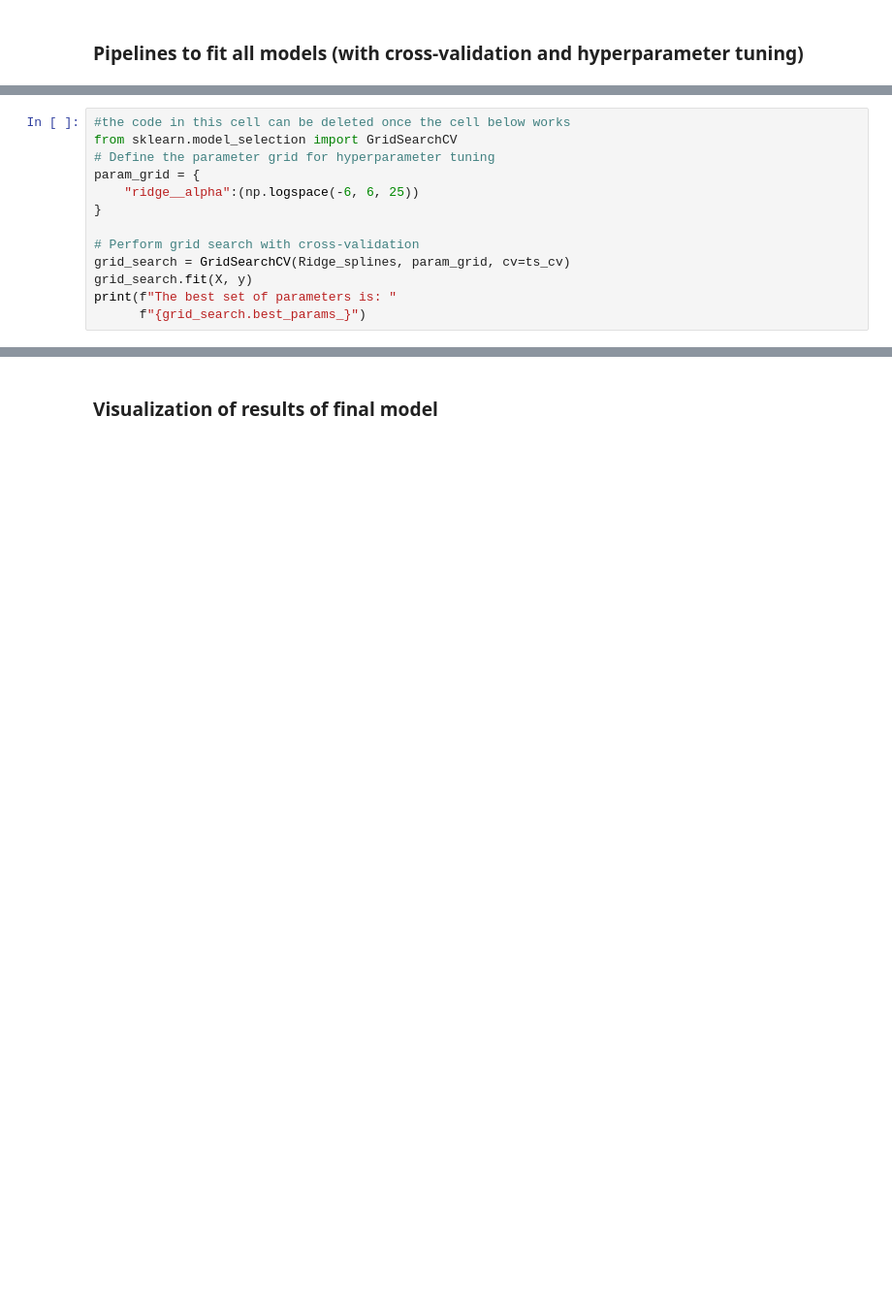
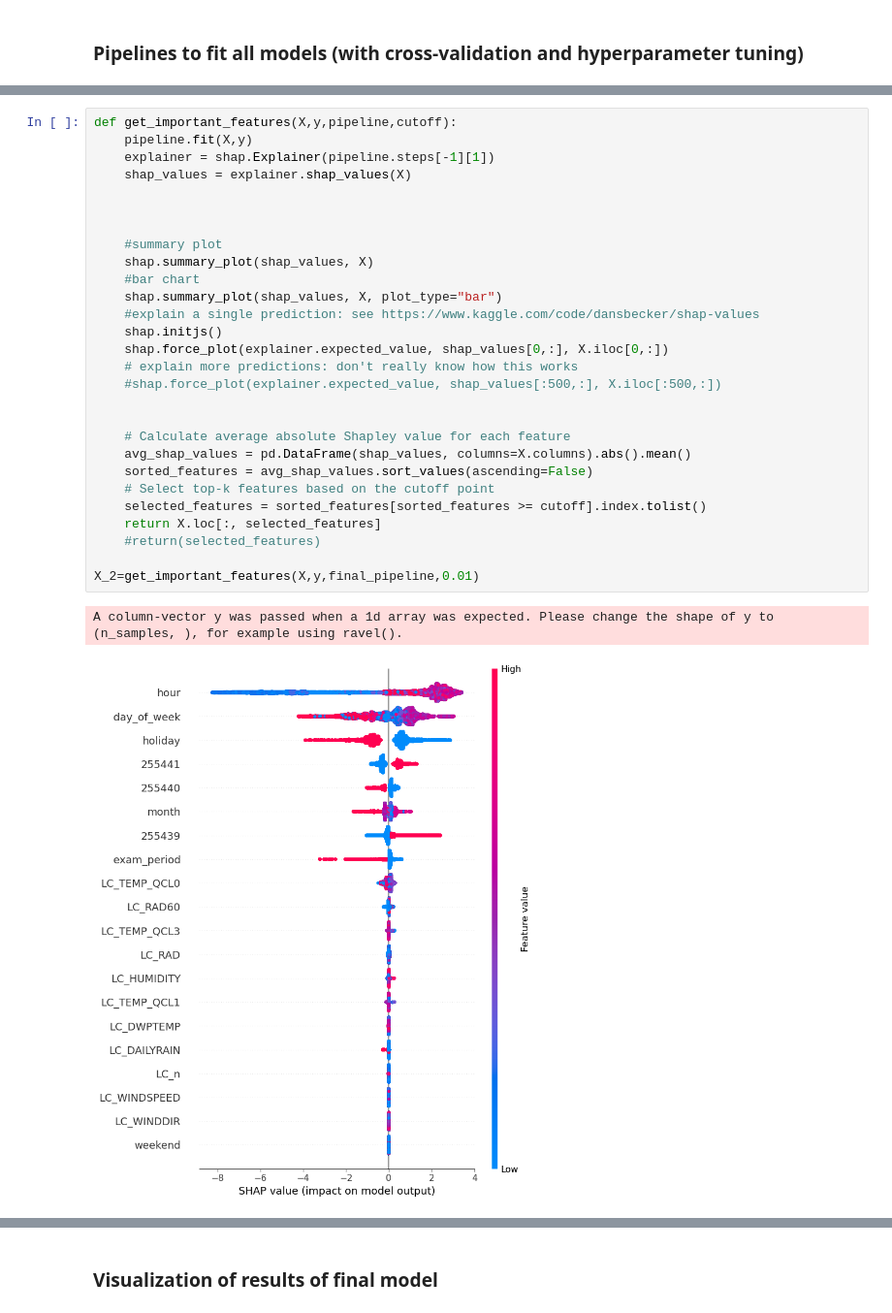
Before and after one commit to IvanaOsredek/ModernDataAnalyticsProject, a Jupyter notebook: MDA_main_notebook_Sander.ipynb, the cells around one changed output, grey strips where cells are left out. Shown at 97% size. Saved outputs shown, nothing was run; the diff lists cells and outputs as text; blank space fills up the shorter version.

```diff
--- a/MDA_main_notebook_Sander.ipynb
+++ b/MDA_main_notebook_Sander.ipynb
@@ -173,13 +305,0 @@ Ridge_splines = make_pipeline(
-# %%
-#the code in this cell can be deleted once the cell below works
-from sklearn.model_selection import GridSearchCV
-# Define the parameter grid for hyperparameter tuning
-param_grid = {
-    "ridge__alpha":(np.logspace(-6, 6, 25))
-}
-
-# Perform grid search with cross-validation
-grid_search = GridSearchCV(Ridge_splines, param_grid, cv=ts_cv)
-grid_search.fit(X, y)
-print(f"The best set of parameters is: "
-      f"{grid_search.best_params_}")
@@ -256,0 +382,31 @@ best_model = evaluate_models(X, y, cv, models)
+# %%
+def get_important_features(X,y,pipeline,cutoff):
+    pipeline.fit(X,y)
+    explainer = shap.Explainer(pipeline.steps[-1][1])
+    shap_values = explainer.shap_values(X)
+
+
+
+    #summary plot
+    shap.summary_plot(shap_values, X)
+    #bar chart
+    shap.summary_plot(shap_values, X, plot_type="bar")
+    #explain a single prediction: see https://www.kaggle.com/code/dansbecker/shap-values
+    shap.initjs()
+    shap.force_plot(explainer.expected_value, shap_values[0,:], X.iloc[0,:])
+    # explain more predictions: don't really know how this works
+    #shap.force_plot(explainer.expected_value, shap_values[:500,:], X.iloc[:500,:])
+
+
+    # Calculate average absolute Shapley value for each feature
+    avg_shap_values = pd.DataFrame(shap_values, columns=X.columns).abs().mean()
+    sorted_features = avg_shap_values.sort_values(ascending=False)
+    # Select top-k features based on the cutoff point
+    selected_features = sorted_features[sorted_features >= cutoff].index.tolist()
+    return X.loc[:, selected_features]
+    #return(selected_features)
+
+X_2=get_important_features(X,y,final_pipeline,0.01)
+# %% [output]
+A column-vector y was passed when a 1d array was expected. Please change the shape of y to (n_samples, ), for example using ravel().
+[figure, added]
```
Also changed, not shown: parts of 30 cells of this notebook.
